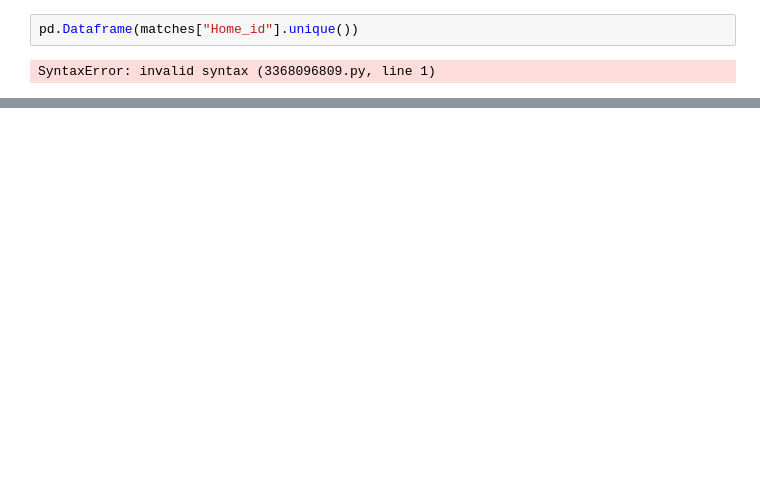
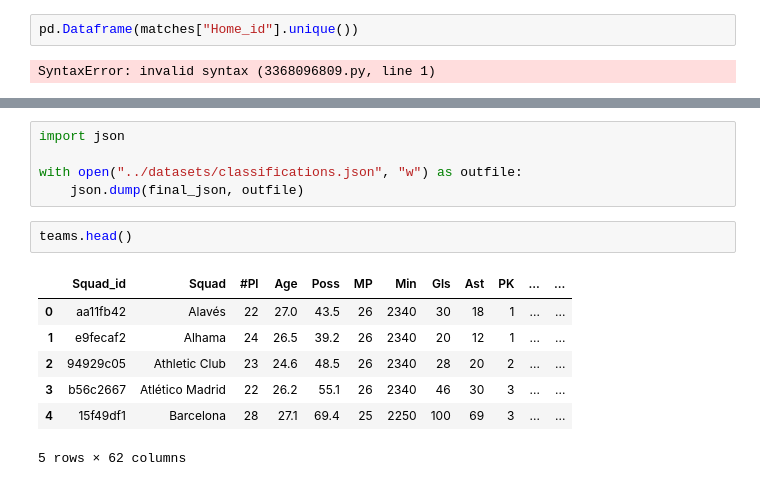
Before and after one commit to XavierQuerol/JOBarcelonaFinalAdidas, a Jupyter notebook: DATA/Classification.ipynb, the cells around one changed output, grey strips where cells are left out. Drawn from its saved outputs; the diff is of its cells as text; blank space fills up the shorter version.

Commit message:
classification

```diff
--- a/DATA/Classification.ipynb
+++ b/DATA/Classification.ipynb
@@ -25,0 +143,15 @@ array(['Liga-F', 'Womens-Super-League', 'Division-1-Feminine',
+# %%
+import json
+
+with open("../datasets/classifications.json", "w") as outfile:
+    json.dump(final_json, outfile)
+# %%
+teams.head()
+# %% [output]
+|  | Squad_id | Squad | #Pl | Age | Poss | MP | Min | Gls | Ast | PK | ... | ... |
+| 0 | aa11fb42 | Alavés | 22 | 27.0 | 43.5 | 26 | 2340 | 30 | 18 | 1 | ... | ... |
+| 1 | e9fecaf2 | Alhama | 24 | 26.5 | 39.2 | 26 | 2340 | 20 | 12 | 1 | ... | ... |
+| 2 | 94929c05 | Athletic Club | 23 | 24.6 | 48.5 | 26 | 2340 | 28 | 20 | 2 | ... | ... |
+| 3 | b56c2667 | Atlético Madrid | 22 | 26.2 | 55.1 | 26 | 2340 | 46 | 30 | 3 | ... | ... |
+| 4 | 15f49df1 | Barcelona | 28 | 27.1 | 69.4 | 25 | 2250 | 100 | 69 | 3 | ... | ... |
+5 rows × 62 columns
```
Also changed, not shown: parts of 13 cells of this notebook, 1 other file.
